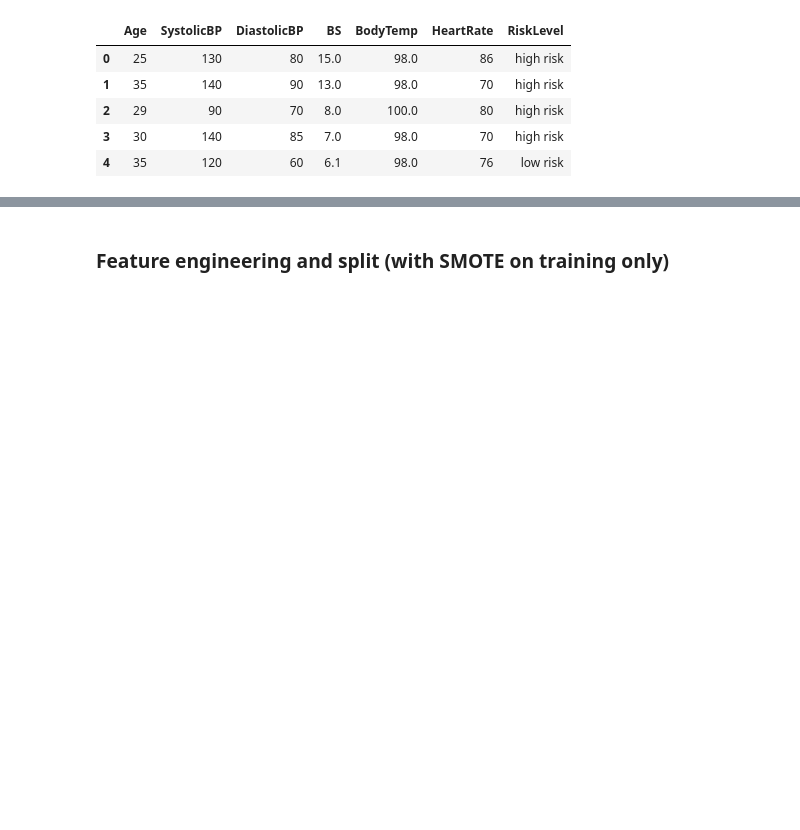
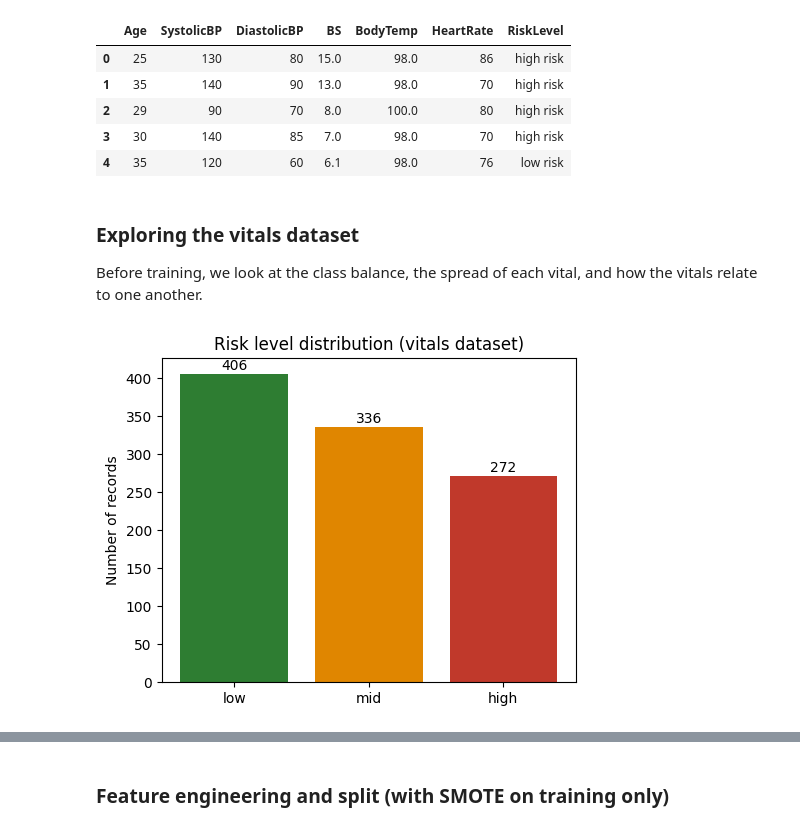
Before and after one commit to tracy8/PregnaCare, a Jupyter notebook: ml/pregnacare_risk_model.ipynb, the cells around one changed output, grey strips where cells are left out. Saved outputs shown, nothing was run; the diff lists cells and outputs as text; code cells hidden in the pictures; blank space fills up the shorter version.

```diff
--- a/ml/pregnacare_risk_model.ipynb
+++ b/ml/pregnacare_risk_model.ipynb
@@ -211,3 +211,24 @@ Name: count, dtype: int64
 | 2 | 29 | 90 | 70 | 8.0 | 100.0 | 80 | high risk |
 | 3 | 30 | 140 | 85 | 7.0 | 98.0 | 70 | high risk |
 | 4 | 35 | 120 | 60 | 6.1 | 98.0 | 76 | low risk |
+# %% [markdown]
+### Exploring the vitals dataset
+
+Before training, we look at the class balance, the spread of each vital, and how the
+vitals relate to one another.
+# %%
+import matplotlib.pyplot as plt
+
+counts = mh['RiskLevel'].value_counts().reindex(['low risk', 'mid risk', 'high risk'])
+
+plt.figure(figsize=(5, 4))
+plt.bar(['low', 'mid', 'high'], counts.values,
+        color=['#2e7d32', '#e08600', '#c0392b'])
+plt.ylabel('Number of records')
+plt.title('Risk level distribution (vitals dataset)')
+for i, v in enumerate(counts.values):
+    plt.text(i, v + 5, str(v), ha='center')
+plt.tight_layout()
+plt.show()
+# %% [output]
+[figure, added]
```
Also changed, not shown: parts of 6 cells of this notebook, 25 other files.
